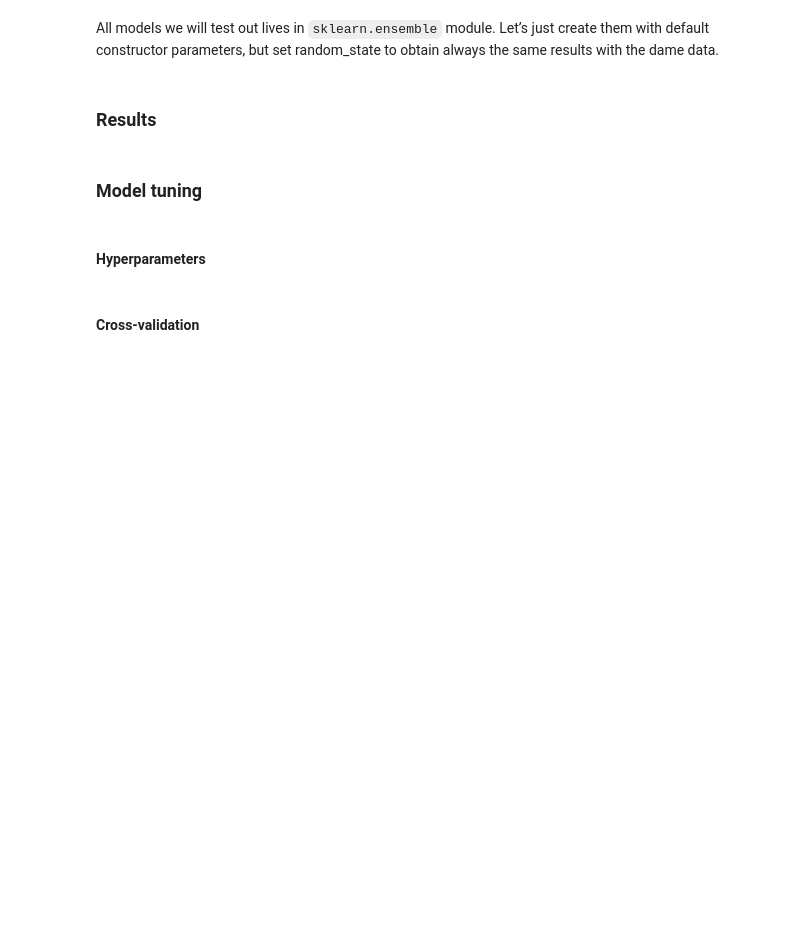
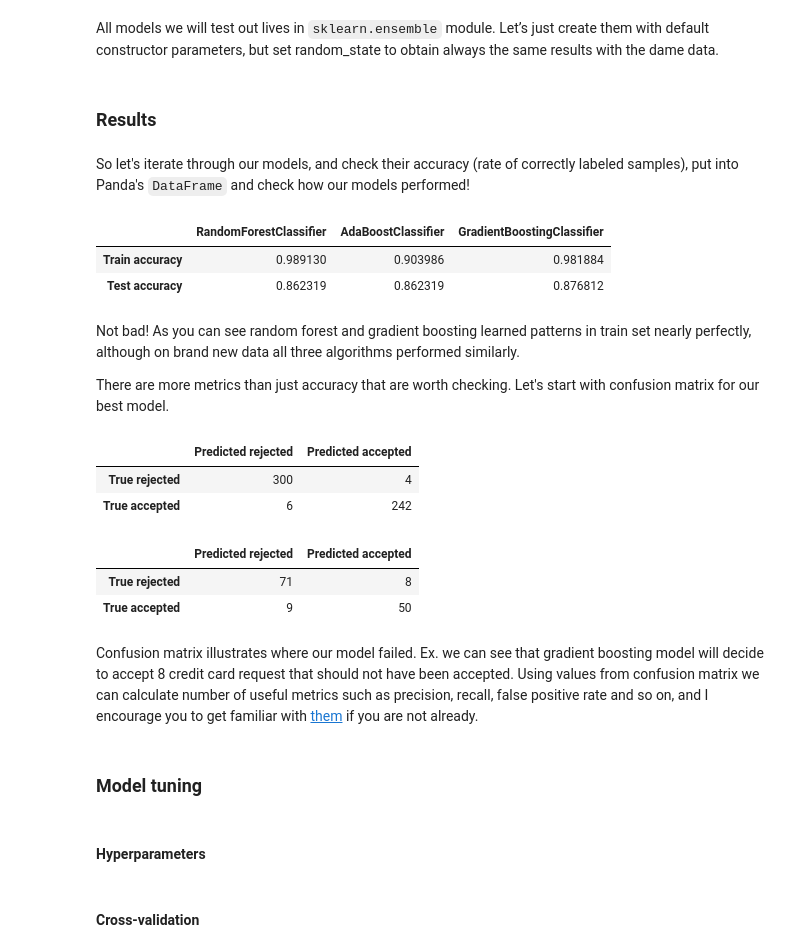
Before and after one commit to stxnext/ml-from-woods, a Jupyter notebook: notebook.ipynb, the cells around one changed output. Saved outputs shown, nothing was run; the diff lists cells and outputs as text; code cells hidden in the pictures; blank space fills up the shorter version.

```diff
--- a/notebook.ipynb
+++ b/notebook.ipynb
@@ -130,3 +130,28 @@ models = [
 ]
 # %% [markdown]
 ### Results
+# %% [markdown]
+So let's iterate through our models, and check their accuracy (rate of correctly labeled samples), put into Panda's `DataFrame` and check how our models performed!
+# %%
+import pandas as pd
+
+TRAIN_SCORES_ROW = "Train accuracy"
+TEST_SCORES_ROW = "Test accuracy"
+
+scores = pd.DataFrame(index=[TRAIN_SCORES_ROW, TEST_SCORES_ROW])
+
+for model in models:
+    model.fit(features_train, labels_train)
+    model_name = type(model).__name__
+    scores.at[TRAIN_SCORES_ROW, model_name] = model.score(features_train, labels_train)
+    scores.at[TEST_SCORES_ROW, model_name] = model.score(features_test, labels_test)
+
+scores
+# %% [output]
+|  | RandomForestClassifier | AdaBoostClassifier | GradientBoostingClassifier |
+| Train accuracy | 0.989130 | 0.903986 | 0.981884 |
+| Test accuracy | 0.862319 | 0.862319 | 0.876812 |
+# %% [markdown]
+Not bad! As you can see random forest and gradient boosting learned patterns in train set nearly perfectly, although on brand new data all three algorithms performed similarly.
+
+There are more metrics than just accuracy that are worth checking. Let's start with confusion matrix for our best model.
@@ -133,3 +169,17 @@ models = [
+# %%
+confusion_matrix_as_data_frame(labels_train, predictions_train)
+# %% [output]
+|  | Predicted rejected | Predicted accepted |
+| True rejected | 300 | 4 |
+| True accepted | 6 | 242 |
+# %%
+confusion_matrix_as_data_frame(labels_test, predictions_test)
+# %% [output]
+|  | Predicted rejected | Predicted accepted |
+| True rejected | 71 | 8 |
+| True accepted | 9 | 50 |
+# %% [markdown]
+Confusion matrix illustrates where our model failed. Ex. we can see that gradient boosting model will decide to accept 8 credit card request that should not have been accepted. Using values from confusion matrix we can calculate number of useful metrics such as precision, recall, false positive rate and so on, and I encourage you to get familiar with [them](https://en.wikipedia.org/wiki/Confusion_matrix) if you are not already.
 # %% [markdown]
 ### Model tuning
 # %% [markdown]
```
Also changed, not shown: parts of 3 cells of this notebook.
